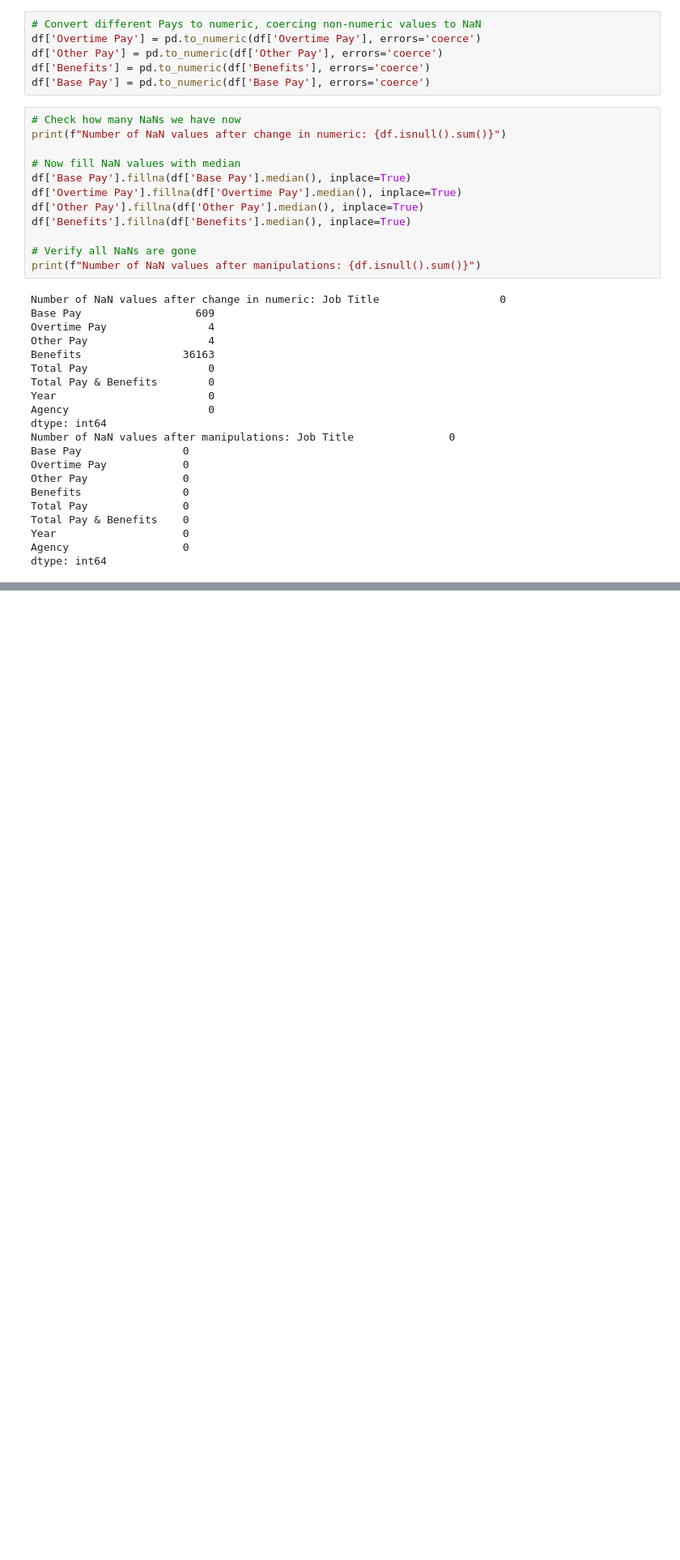
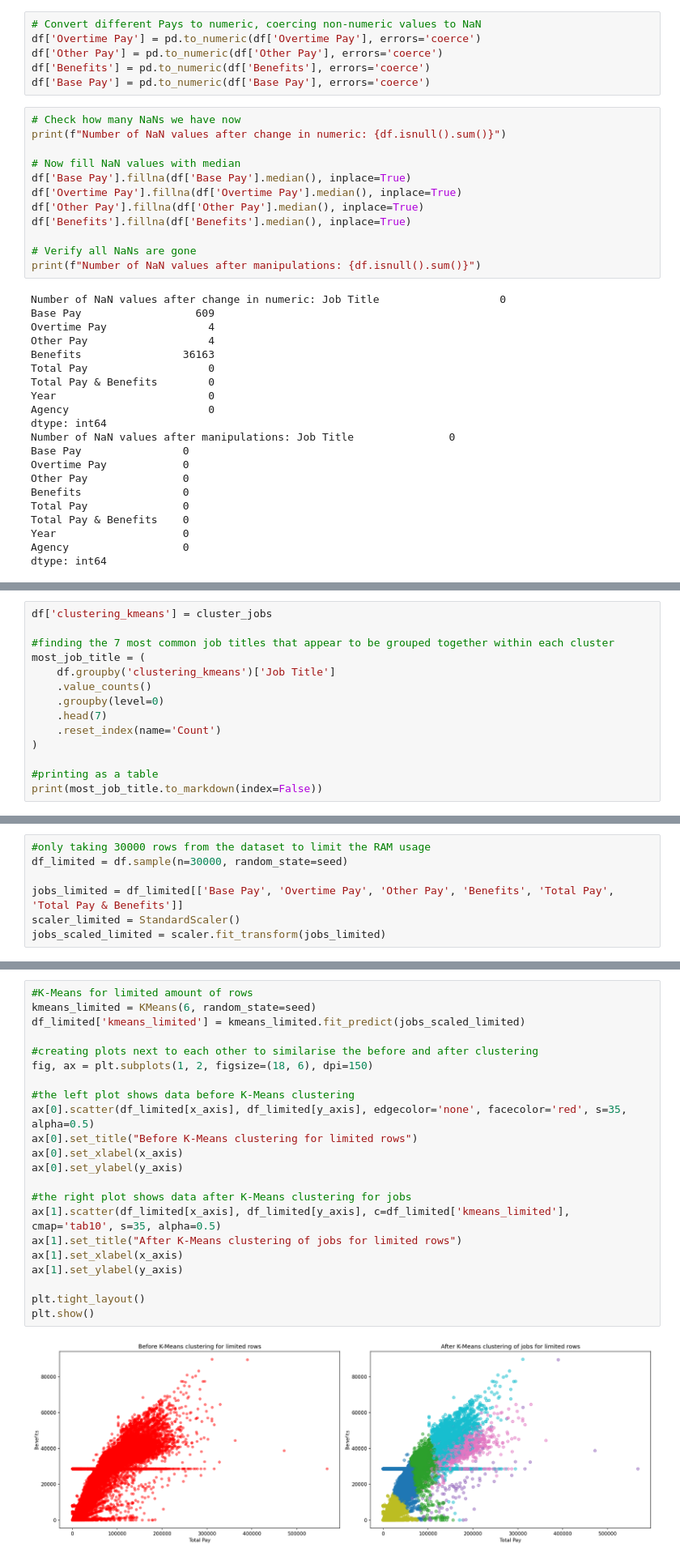
Before and after one commit to cricci3/Salaries_clustering, a Jupyter notebook: Project2_DA.ipynb, the cells around one changed output, grey strips where cells are left out. Shown at 81% size. Saved outputs shown, nothing was run; the diff lists cells and outputs as text; blank space fills up the shorter version.

```diff
--- a/Project2_DA.ipynb
+++ b/Project2_DA.ipynb
@@ -280,0 +362,14 @@ ax[1].axis('equal')
+# %%
+df['clustering_kmeans'] = cluster_jobs
+
+#finding the 7 most common job titles that appear to be grouped together within each cluster
+most_job_title = (
+    df.groupby('clustering_kmeans')['Job Title']
+    .value_counts()
+    .groupby(level=0)
+    .head(7)
+    .reset_index(name='Count')
+)
+
+#printing as a table
+print(most_job_title.to_markdown(index=False))
@@ -280,0 +400,7 @@ ax[1].axis('equal')
+# %%
+#only taking 30000 rows from the dataset to limit the RAM usage
+df_limited = df.sample(n=30000, random_state=seed)
+
+jobs_limited = df_limited[['Base Pay', 'Overtime Pay', 'Other Pay', 'Benefits', 'Total Pay', 'Total Pay & Benefits']]
+scaler_limited = StandardScaler()
+jobs_scaled_limited = scaler.fit_transform(jobs_limited)
@@ -280,0 +411,24 @@ ax[1].axis('equal')
+# %%
+#K-Means for limited amount of rows
+kmeans_limited = KMeans(6, random_state=seed)
+df_limited['kmeans_limited'] = kmeans_limited.fit_predict(jobs_scaled_limited)
+
+#creating plots next to each other to similarise the before and after clustering
+fig, ax = plt.subplots(1, 2, figsize=(18, 6), dpi=150)
+
+#the left plot shows data before K-Means clustering
+ax[0].scatter(df_limited[x_axis], df_limited[y_axis], edgecolor='none', facecolor='red', s=35, alpha=0.5)
+ax[0].set_title("Before K-Means clustering for limited rows")
+ax[0].set_xlabel(x_axis)
+ax[0].set_ylabel(y_axis)
+
+#the right plot shows data after K-Means clustering for jobs
+ax[1].scatter(df_limited[x_axis], df_limited[y_axis], c=df_limited['kmeans_limited'], cmap='tab10', s=35, alpha=0.5)
+ax[1].set_title("After K-Means clustering of jobs for limited rows")
+ax[1].set_xlabel(x_axis)
+ax[1].set_ylabel(y_axis)
+
+plt.tight_layout()
+plt.show()
+# %% [output]
+[figure, added]
```
Also changed, not shown: parts of 23 cells of this notebook.
